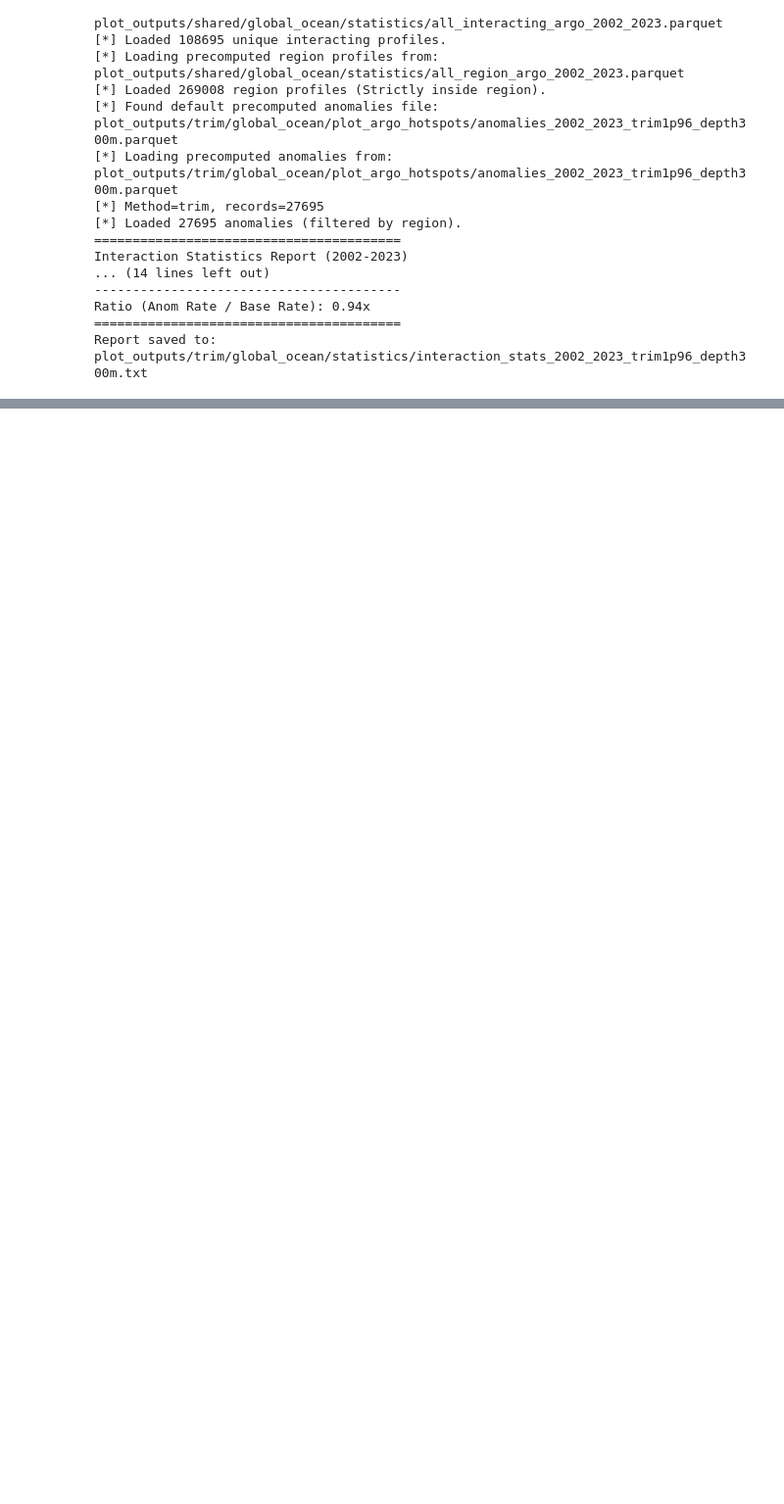
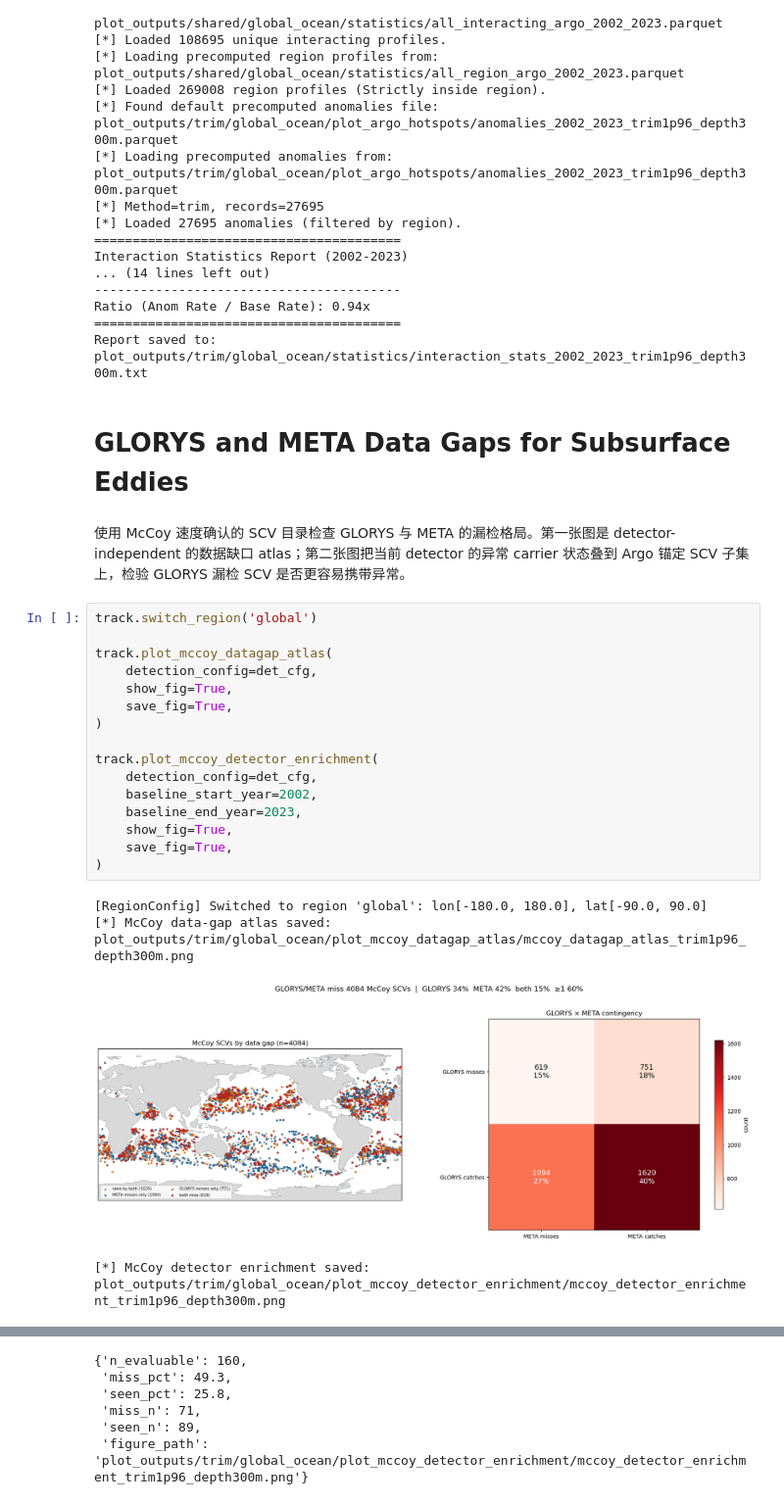
Before and after one commit to jjijack/Oxygen, a Jupyter notebook: GLORYS TRIM.ipynb, the cells around one changed output, grey strips where cells are left out. Shown at 98% size. Saved outputs shown, nothing was run; the diff lists cells and outputs as text; blank space fills up the shorter version.

```diff
--- a/GLORYS TRIM.ipynb
+++ b/GLORYS TRIM.ipynb
@@ -106,3 +106,28 @@ Interaction Statistics Report (2002-2023)
 Ratio (Anom Rate / Base Rate): 0.94x
 ========================================
 Report saved to: plot_outputs/trim/global_ocean/statistics/interaction_stats_2002_2023_trim1p96_depth300m.txt
+# %% [markdown]
+# GLORYS and META Data Gaps for Subsurface Eddies
+# %% [markdown]
+使用 McCoy 速度确认的 SCV 目录检查 GLORYS 与 META 的漏检格局。第一张图是 detector-independent 的数据缺口 atlas；第二张图把当前 detector 的异常 carrier 状态叠到 Argo 锚定 SCV 子集上，检验 GLORYS 漏检 SCV 是否更容易携带异常。
+# %%
+track.switch_region('global')
+
+track.plot_mccoy_datagap_atlas(
+    detection_config=det_cfg,
+    show_fig=True,
+    save_fig=True,
+)
+
+track.plot_mccoy_detector_enrichment(
+    detection_config=det_cfg,
+    baseline_start_year=2002,
+    baseline_end_year=2023,
+    show_fig=True,
+    save_fig=True,
+)
+# %% [output]
+[RegionConfig] Switched to region 'global': lon[-180.0, 180.0], lat[-90.0, 90.0]
+[*] McCoy data-gap atlas saved: plot_outputs/trim/global_ocean/plot_mccoy_datagap_atlas/mccoy_datagap_atlas_trim1p96_depth300m.png
+[figure, added]
+[*] McCoy detector enrichment saved: plot_outputs/trim/global_ocean/plot_mccoy_detector_enrichment/mccoy_detector_enrichment_trim1p96_depth300m.png
@@ -108,0 +135,6 @@ Report saved to: plot_outputs/trim/global_ocean/statistics/interaction_stats_200
+{'n_evaluable': 160,
+ 'miss_pct': 49.3,
+ 'seen_pct': 25.8,
+ 'miss_n': 71,
+ 'seen_n': 89,
+ 'figure_path': 'plot_outputs/trim/global_ocean/plot_mccoy_detector_enrichment/mccoy_detector_enrichment_trim1p96_depth300m.png'}
```
Also changed, not shown: parts of 4 cells of this notebook, 2 other files.
